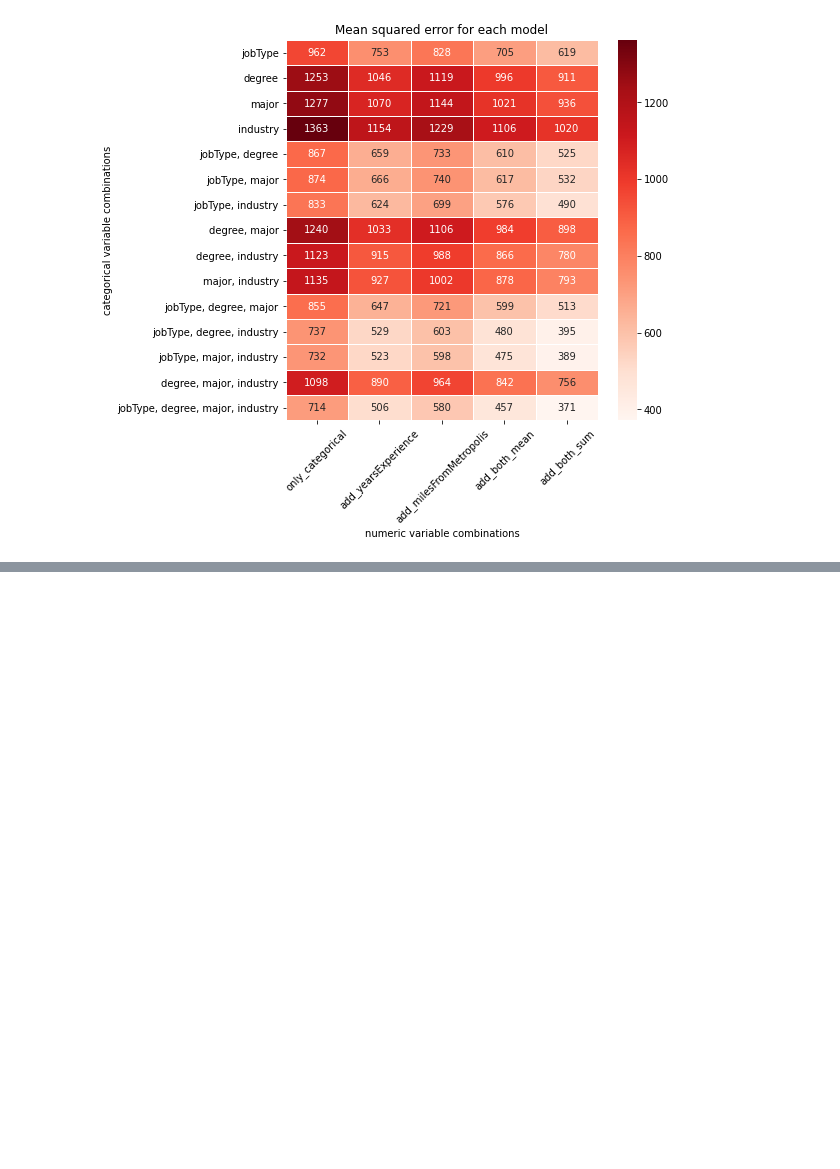
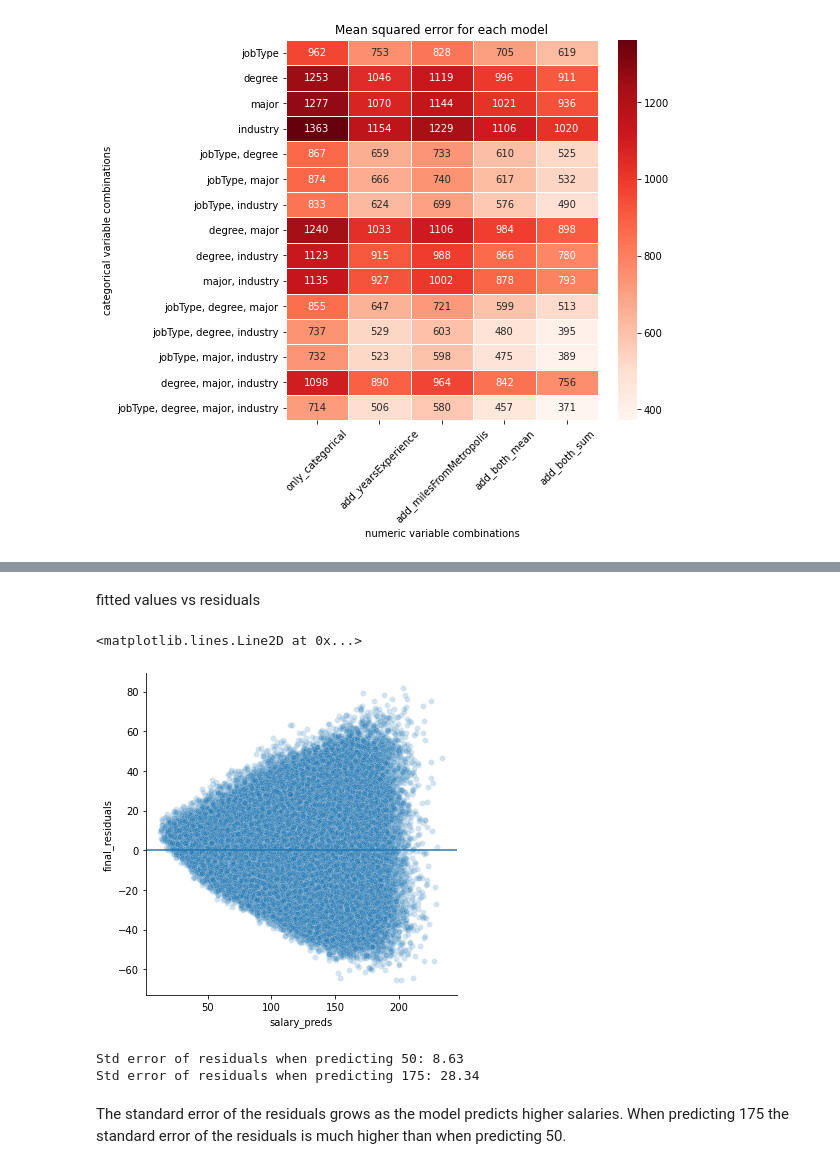
Before and after one commit to scottwiles/salary_prediction, a Jupyter notebook: notebooks/salary_prediction_baseline_model.ipynb, the cells around one changed output, grey strips where cells are left out. Saved outputs shown, nothing was run; the diff lists cells and outputs as text; code cells hidden in the pictures; blank space fills up the shorter version.

```diff
--- a/notebooks/salary_prediction_baseline_model.ipynb
+++ b/notebooks/salary_prediction_baseline_model.ipynb
@@ -210,0 +340,18 @@ best_model.best_model.variables_for_fitting
+# %% [markdown]
+fitted values vs residuals
+# %%
+sns.relplot(x = 'salary_preds', y = 'final_residuals', data = predicted_values, alpha = 0.2)
+plt.axhline(y = predicted_values.final_residuals.mean())
+# %% [output]
+<matplotlib.lines.Line2D at 0x...>
+[figure, added]
+# %%
+# Get standard error of the residuals when the model predicts 50k or 175k
+for i in [50, 175]:
+    std_error = predicted_values.final_residuals.loc[predicted_values.salary_preds.astype(int) == i].std()
+    print(f"Std error of residuals when predicting {i}: {round(std_error, 2)}")
+# %% [output]
+Std error of residuals when predicting 50: 8.63
+Std error of residuals when predicting 175: 28.34
+# %% [markdown]
+The standard error of the residuals grows as the model predicts higher salaries. When predicting 175 the standard error of the residuals is much higher than when predicting 50.
```
Also changed, not shown: parts of 32 cells of this notebook, 2 other files.
